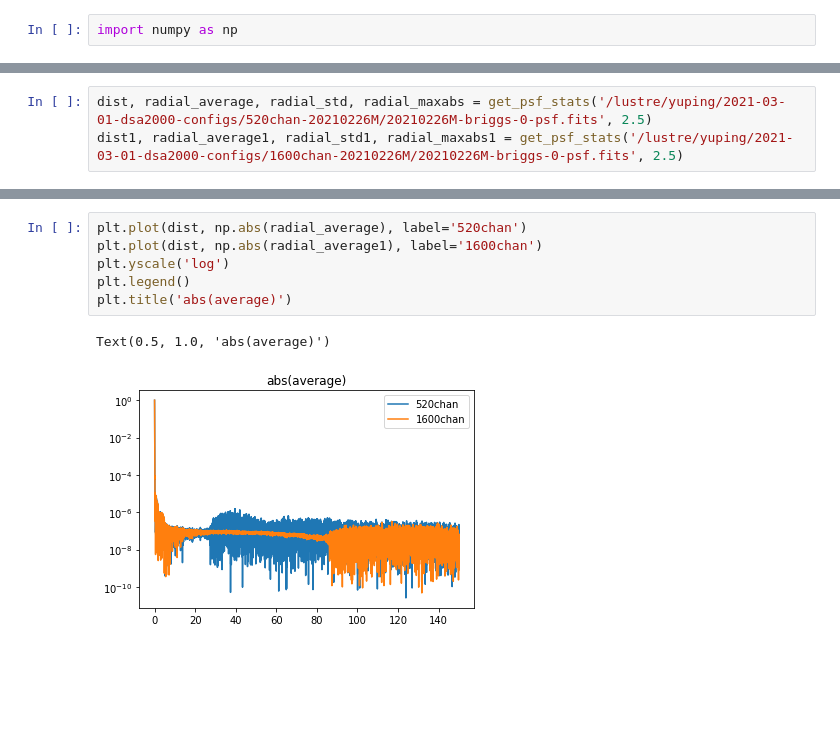
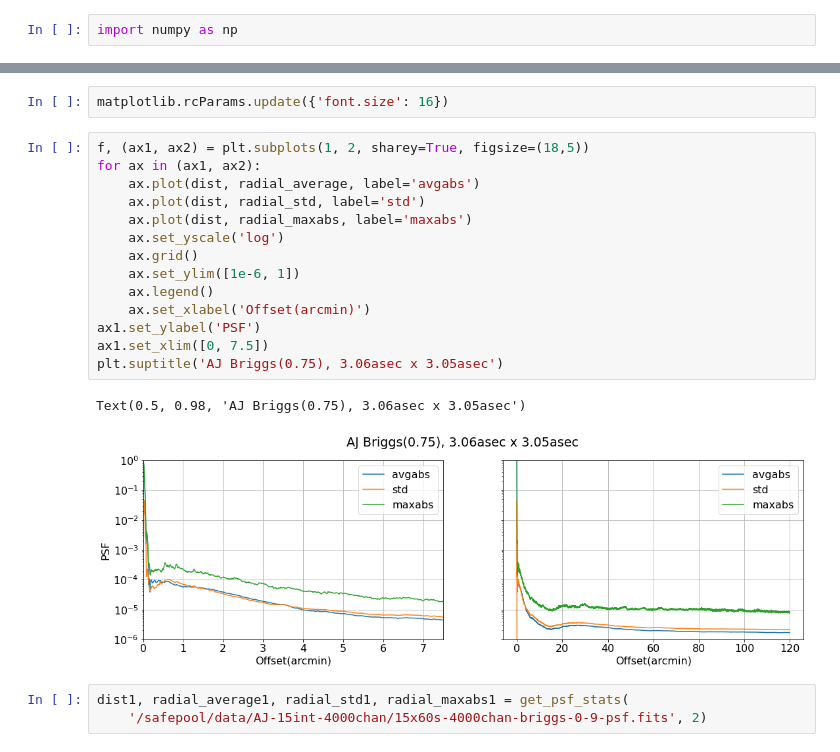
Before and after one commit to yupinghuang/sim-toolkit, a Jupyter notebook: notebooks/visualize-psf.ipynb, the cells around one changed output, grey strips where cells are left out. Saved outputs shown, nothing was run; the diff lists cells and outputs as text; blank space fills up the shorter version.

```diff
--- a/notebooks/visualize-psf.ipynb
+++ b/notebooks/visualize-psf.ipynb
@@ -61,3 +26,0 @@ dist0, radial_average0, radial_std0, radial_maxabs0 = get_psf_stats('/lustre/yup
-# %%
-dist, radial_average, radial_std, radial_maxabs = get_psf_stats('/lustre/yuping/2021-03-01-dsa2000-configs/520chan-20210226M/20210226M-briggs-0-psf.fits', 2.5)
-dist1, radial_average1, radial_std1, radial_maxabs1 = get_psf_stats('/lustre/yuping/2021-03-01-dsa2000-configs/1600chan-20210226M/20210226M-briggs-0-psf.fits', 2.5)
@@ -85,9 +27,22 @@ Text(0.5, 1.0, 'Azimuthal std of Briggs 0 weighted PSF')
-# %%
-plt.plot(dist, np.abs(radial_average), label='520chan')
-plt.plot(dist, np.abs(radial_average1), label='1600chan')
-plt.yscale('log')
-plt.legend()
-plt.title('abs(average)')
-# %% [output]
-Text(0.5, 1.0, 'abs(average)')
-[figure, removed]
+# %%
+matplotlib.rcParams.update({'font.size': 16})
+# %%
+f, (ax1, ax2) = plt.subplots(1, 2, sharey=True, figsize=(18,5))
+for ax in (ax1, ax2):
+    ax.plot(dist, radial_average, label='avgabs')
+    ax.plot(dist, radial_std, label='std')
+    ax.plot(dist, radial_maxabs, label='maxabs')
+    ax.set_yscale('log')
+    ax.grid()
+    ax.set_ylim([1e-6, 1])
+    ax.legend()
+    ax.set_xlabel('Offset(arcmin)')
+ax1.set_ylabel('PSF')
+ax1.set_xlim([0, 7.5])
+plt.suptitle('AJ Briggs(0.75), 3.06asec x 3.05asec')
+# %% [output]
+Text(0.5, 0.98, 'AJ Briggs(0.75), 3.06asec x 3.05asec')
+[figure, added]
+# %%
+dist1, radial_average1, radial_std1, radial_maxabs1 = get_psf_stats(
+    '/safepool/data/AJ-15int-4000chan/15x60s-4000chan-briggs-0-9-psf.fits', 2)
```
Also changed, not shown: parts of 20 cells of this notebook, 5 other files.
